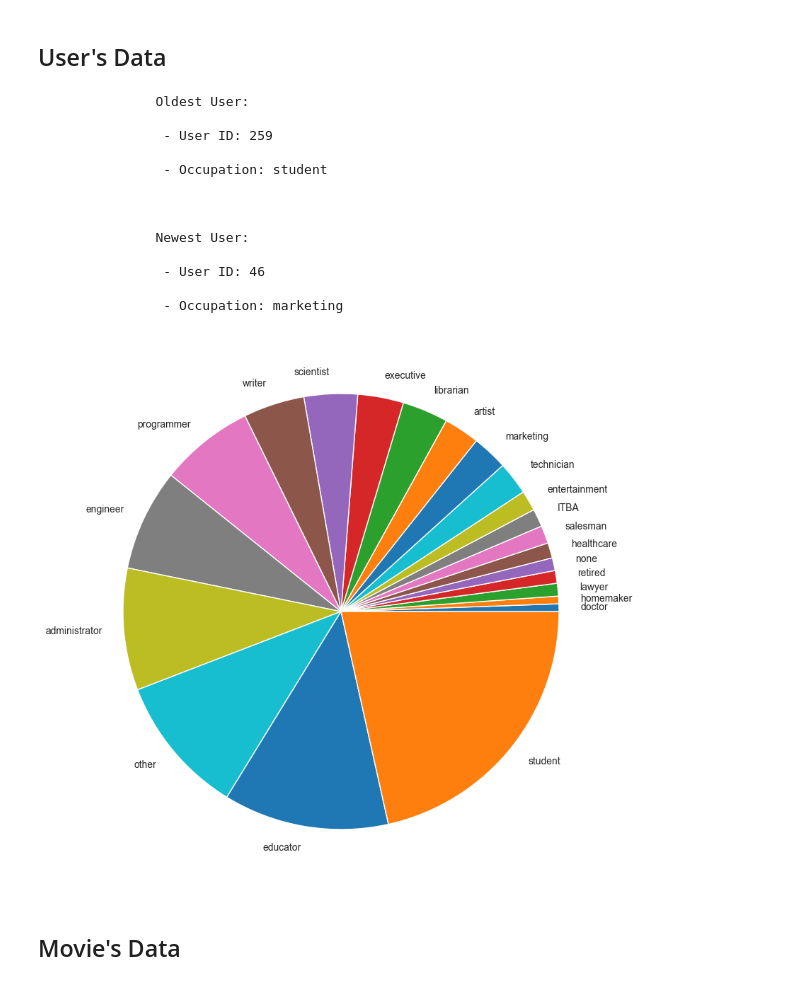
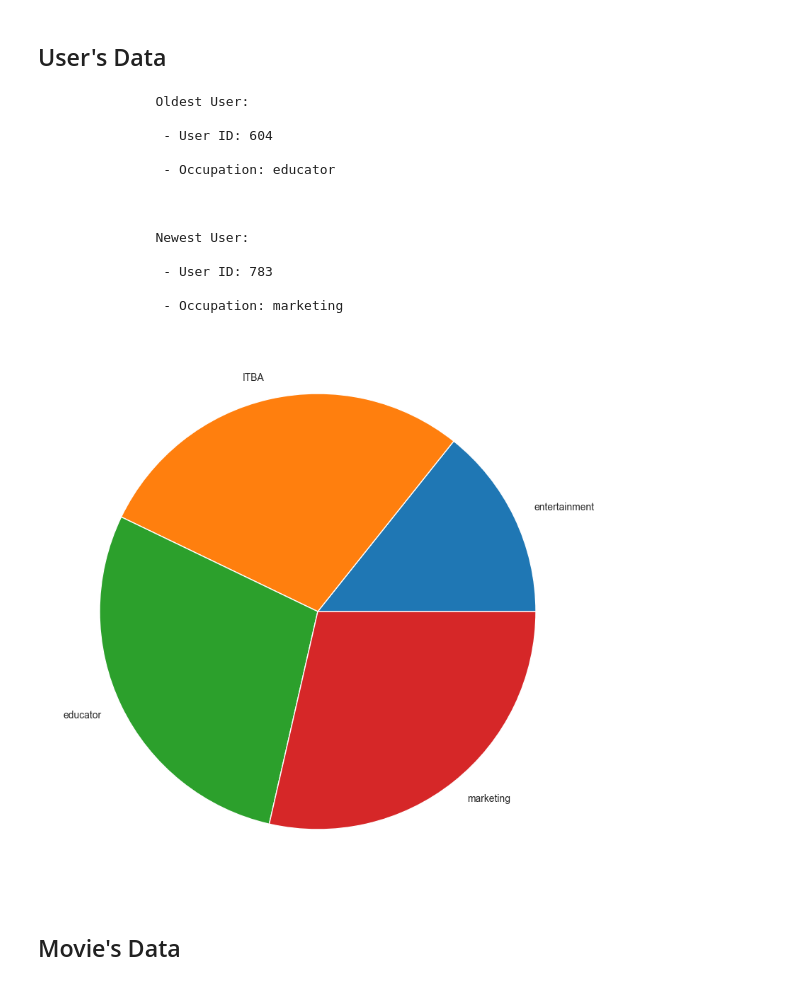
Before and after one commit to leomillan/deep_learning_itba, a Jupyter notebook: tp_integrador_de_python/demo_notebook.ipynb, the cells around one changed output. Saved outputs shown, nothing was run; the diff lists cells and outputs as text; code cells hidden in the pictures.

```diff
--- a/tp_integrador_de_python/demo_notebook.ipynb
+++ b/tp_integrador_de_python/demo_notebook.ipynb
@@ -43,22 +43,22 @@ People.get_stats(df=people_df, year=[1998, 1974])
 # %% [markdown]
 ## User's Data
 # %%
-Users.get_stats(df=users_df, date=["1998", "1997"])
+Users.get_stats(df=users_df, date=["1998-01-01", "1998-01-10"], occupation=["educator", "ITBA", "marketing", "entertainment"])
 # %% [output]
                Oldest User:
 
-                - User ID: 259
+                - User ID: 604
 
-                - Occupation: student
+                - Occupation: educator
 
 
 
                Newest User:
 
-                - User ID: 46
+                - User ID: 783
 
                 - Occupation: marketing
-[figure, old version]
+[figure, new version]
 # %% [markdown]
 ## Movie's Data
 # %%
```
Also changed, not shown: parts of 5 cells of this notebook, 2 other files.
